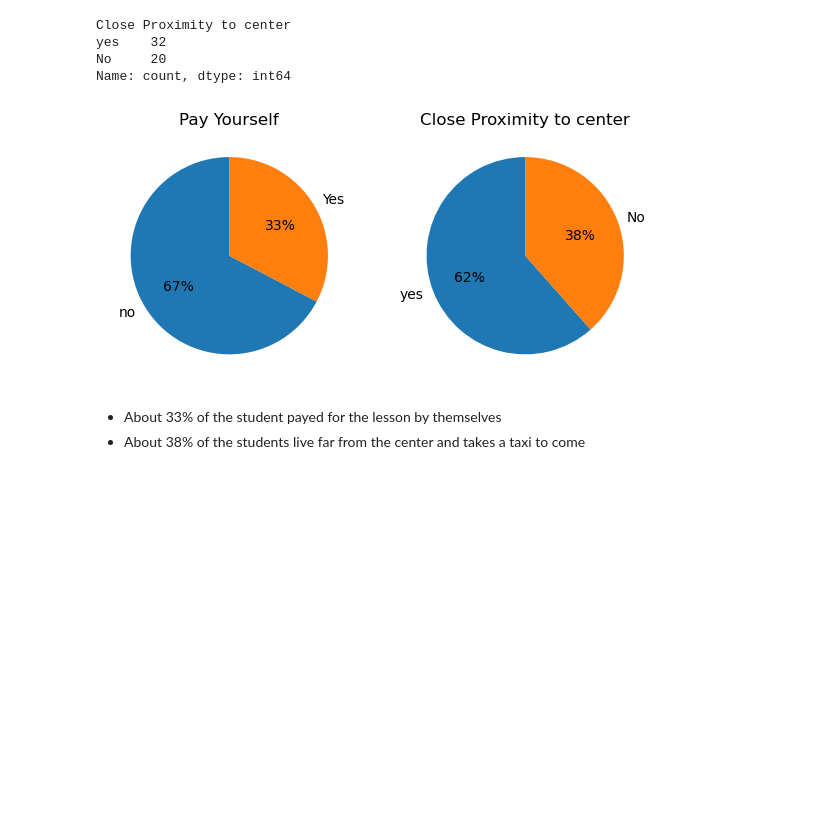
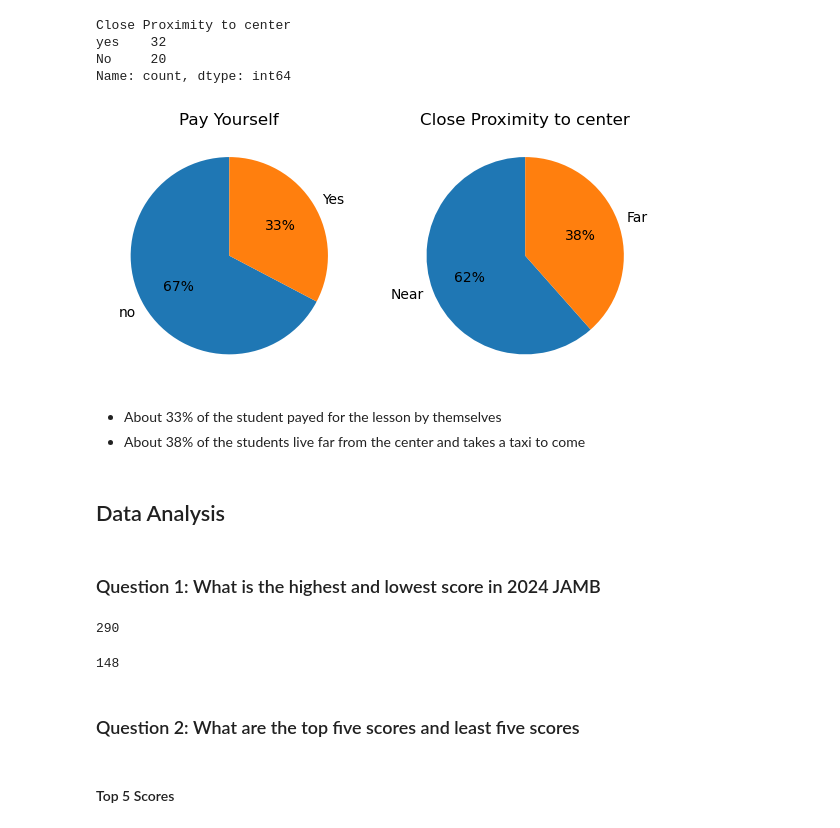
Before and after one commit to valezenwanne/Performance_of_UltraBrain_Students_in_2024_JAMB_Exam, a Jupyter notebook: Performance of Ultra-Brain Student in 2024 JAMB.ipynb, the cells around one changed output. Drawn from its saved outputs; the diff is of its cells as text; code cells hidden in the pictures; blank space fills up the shorter version.

Commit message:
Added some chart and perform data analysis

```diff
--- a/Performance of Ultra-Brain Student in 2024 JAMB.ipynb
+++ b/Performance of Ultra-Brain Student in 2024 JAMB.ipynb
@@ -690,17 +690,37 @@ Name: count, dtype: int64
 # %%
 #plot a pie-chart
 fig, ax = plt.subplots(1, 2, figsize=[7,4])
 ax[0].pie(df['Pay Yourself'].value_counts().values, labels=df['Pay Yourself'].value_counts().index, autopct="%.0f%%", startangle=90)
-ax[1].pie(df['Close Proximity to center'].value_counts().values, labels=df['Close Proximity to center'].value_counts().index,
+ax[1].pie(df['Close Proximity to center'].value_counts().values, labels=['Near', 'Far'],
           autopct="%.0f%%", startangle=90)
 
 #add title
 ax[0].set_title('Pay Yourself')
 ax[1].set_title('Close Proximity to center')
 
 plt.show()
 # %% [output]
-[figure, old version]
+[figure, new version]
 # %% [markdown]
 - About 33% of the student payed for the lesson by themselves
 - About 38% of the students live far from the center and takes a taxi to come
+# %% [markdown]
+## Data Analysis
+# %% [markdown]
+### Question 1: What is the highest and lowest score in 2024 JAMB
+# %%
+#Find the highest score
+highest_score = df['Score 2024'].max()
+highest_score
+# %% [output]
+290
+# %%
+#Find the lowest score
+lowest_score = df['Score 2024'].min()
+lowest_score
+# %% [output]
+148
+# %% [markdown]
+### Question 2: What are the top five scores and least five scores
+# %% [markdown]
+#### Top 5 Scores
```
Also changed, not shown: parts of 56 cells of this notebook.
